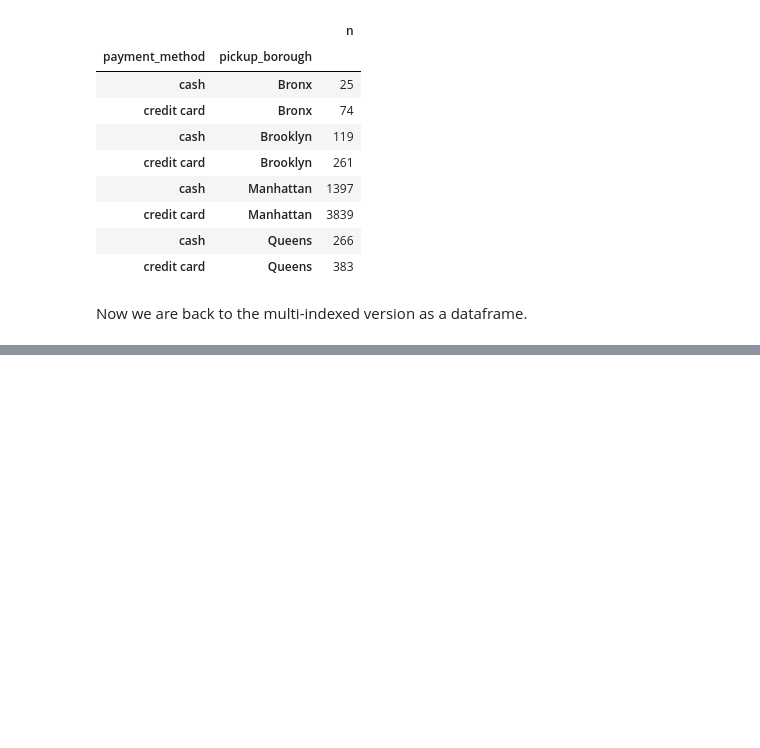
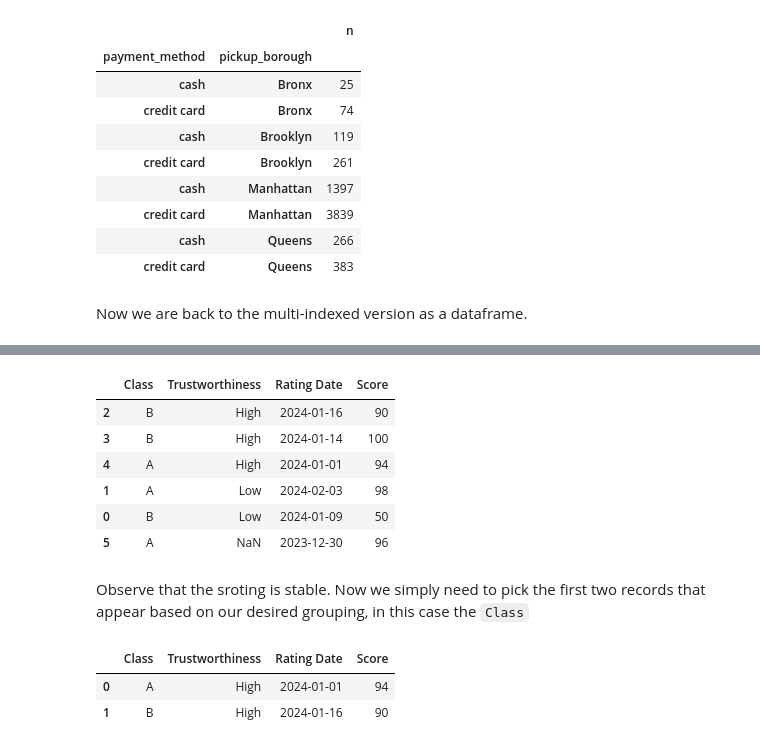
Before and after one commit to Lerac1275/notes, a Jupyter notebook: python_notes/pandas_notes.ipynb, the cells around one changed output, grey strips where cells are left out. Cells and saved outputs as stored; diff of their text form; code cells hidden in the pictures; blank space fills up the shorter version.

Commit message:
Added pandas notes

```diff
--- a/python_notes/pandas_notes.ipynb
+++ b/python_notes/pandas_notes.ipynb
@@ -227,0 +296,25 @@ Now we are back to the multi-indexed version as a dataframe.
+# %%
+df['Trustworthiness'] = pd.Categorical(
+    df['Trustworthiness']
+    # Thses are in "Ascending" order, which is the default for the pandas sort_values() call
+    , categories=['High', 'Low']
+    , ordered=True
+)
+# %%
+df.sort_values(['Trustworthiness', 'Rating Date'], ascending=[True, False])
+# %% [output]
+|  | Class | Trustworthiness | Rating Date | Score |
+| 2 | B | High | 2024-01-16 | 90 |
+| 3 | B | High | 2024-01-14 | 100 |
+| 4 | A | High | 2024-01-01 | 94 |
+| 1 | A | Low | 2024-02-03 | 98 |
+| 0 | B | Low | 2024-01-09 | 50 |
+| 5 | A | NaN | 2023-12-30 | 96 |
+# %% [markdown]
+Observe that the sroting is stable. Now we simply need to pick the first two records that appear based on our desired grouping, in this case the `Class`
+# %%
+df.sort_values(['Trustworthiness', 'Rating Date'], ascending=[True, False]).groupby('Class', as_index=False).first()
+# %% [output]
+|  | Class | Trustworthiness | Rating Date | Score |
+| 0 | A | High | 2024-01-01 | 94 |
+| 1 | B | High | 2024-01-16 | 90 |
```
Also changed, not shown: parts of 20 cells of this notebook.
